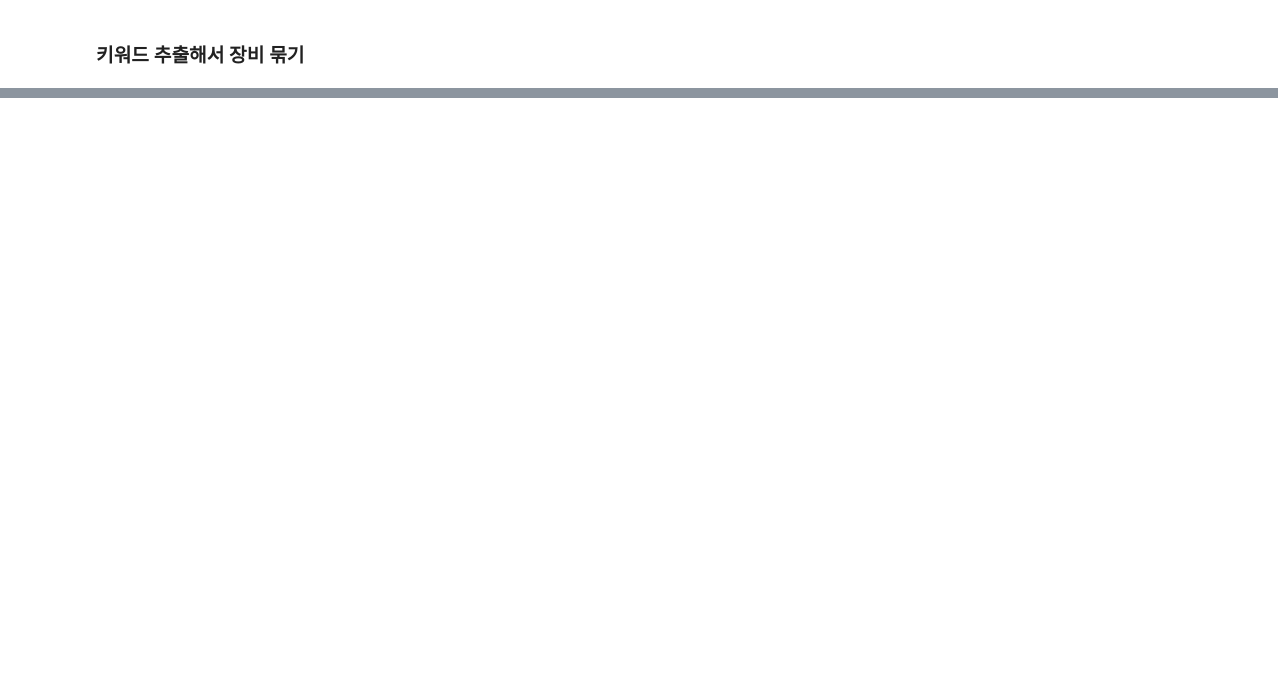
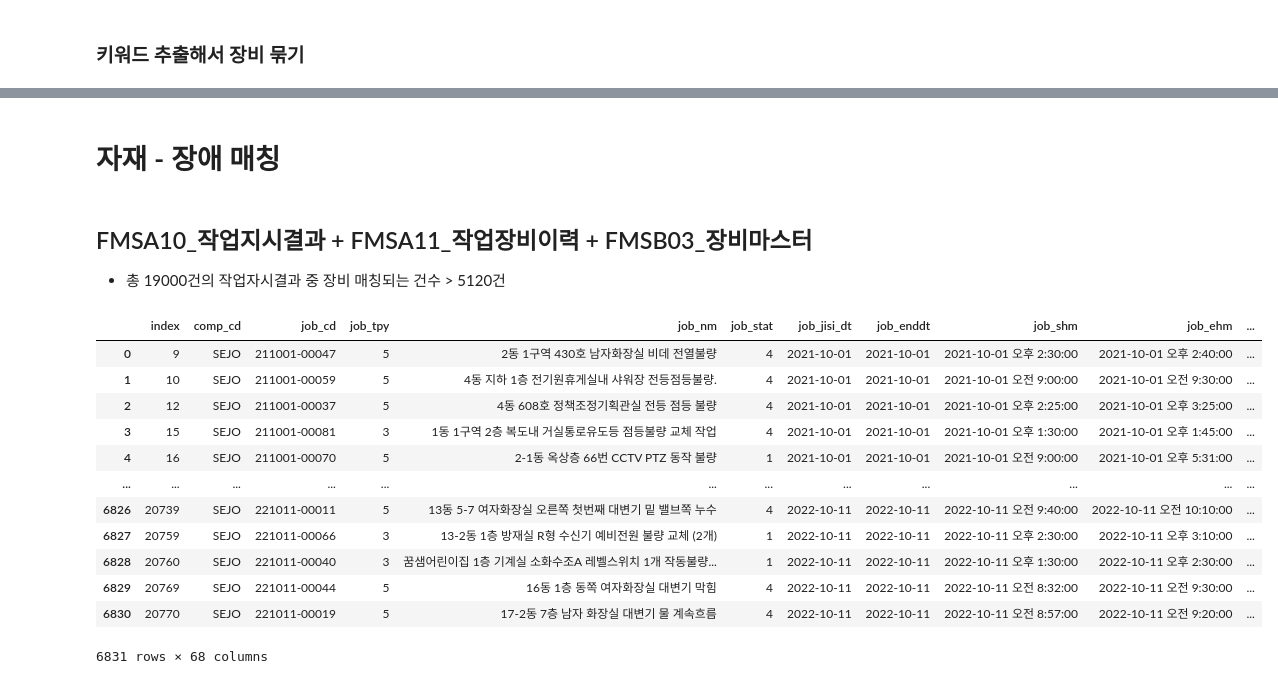
Before and after one commit to KeumHyeonJun/Governmnet_project, a Jupyter notebook: 자재/EDA.ipynb, the cells around one changed output, grey strips where cells are left out. Drawn from its saved outputs; the diff is of its cells as text; code cells hidden in the pictures; blank space fills up the shorter version.

```diff
--- a/자재/EDA.ipynb
+++ b/자재/EDA.ipynb
@@ -226,0 +336,6 @@ fac_nm_word
+# %%
+other_keyword = ['LT','AHU','NVR','CCTV','급기팬']
+for idx in range(len(equip_work2)):
+    grouping(equip_work2,idx,other_keyword)
+    if equip_work2['new_fac_nm'][idx] == 0 :
+        equip_work2['new_fac_nm'][idx] = equip_work2['fac_nm'][idx]
@@ -226,0 +410,21 @@ fac_nm_word
+# %% [markdown]
+# 자재 - 장애 매칭
+# %% [markdown]
+## FMSA10_작업지시결과 + FMSA11_작업장비이력 + FMSB03_장비마스터
+* 총 19000건의 작업자시결과 중 장비 매칭되는 건수 > 5120건
+# %%
+equip_work2
+# %% [output]
+|  | index | comp_cd | job_cd | job_tpy | job_nm | job_stat | job_jisi_dt | job_enddt | job_shm | job_ehm | ... |
+| 0 | 9 | SEJO | 211001-00047 | 5 | 2동 1구역 430호 남자화장실 비데 전열불량 | 4 | 2021-10-01 | 2021-10-01 | 2021-10-01 오후 2:30:00 | 2021-10-01 오후 2:40:00 | ... |
+| 1 | 10 | SEJO | 211001-00059 | 5 | 4동 지하 1층 전기원휴게실내 샤워장 전등점등불량. | 4 | 2021-10-01 | 2021-10-01 | 2021-10-01 오전 9:00:00 | 2021-10-01 오전 9:30:00 | ... |
+| 2 | 12 | SEJO | 211001-00037 | 5 | 4동 608호 정책조정기획관실 전등 점등 불량 | 4 | 2021-10-01 | 2021-10-01 | 2021-10-01 오후 2:25:00 | 2021-10-01 오후 3:25:00 | ... |
+| 3 | 15 | SEJO | 211001-00081 | 3 | 1동 1구역 2층 복도내 거실통로유도등 점등불량 교체 작업 | 4 | 2021-10-01 | 2021-10-01 | 2021-10-01 오후 1:30:00 | 2021-10-01 오후 1:45:00 | ... |
+| 4 | 16 | SEJO | 211001-00070 | 5 | 2-1동 옥상층 66번 CCTV PTZ 동작 불량 | 1 | 2021-10-01 | 2021-10-01 | 2021-10-01 오전 9:00:00 | 2021-10-01 오후 5:31:00 | ... |
+| ... | ... | ... | ... | ... | ... | ... | ... | ... | ... | ... | ... |
+| 6826 | 20739 | SEJO | 221011-00011 | 5 | 13동 5-7 여자화장실 오른쪽 첫번째 대변기 밑 밸브쪽 누수 | 4 | 2022-10-11 | 2022-10-11 | 2022-10-11 오전 9:40:00 | 2022-10-11 오전 10:10:00 | ... |
+| 6827 | 20759 | SEJO | 221011-00066 | 3 | 13-2동 1층 방재실 R형 수신기 예비전원 불량 교체 (2개) | 1 | 2022-10-11 | 2022-10-11 | 2022-10-11 오후 2:30:00 | 2022-10-11 오후 3:10:00 | ... |
+| 6828 | 20760 | SEJO | 221011-00040 | 3 | 꿈샘어린이집 1층 기계실 소화수조A 레벨스위치 1개 작동불량... | 1 | 2022-10-11 | 2022-10-11 | 2022-10-11 오후 1:30:00 | 2022-10-11 오후 2:30:00 | ... |
+| 6829 | 20769 | SEJO | 221011-00044 | 5 | 16동 1층 동쪽 여자화장실 대변기 막힘 | 4 | 2022-10-11 | 2022-10-11 | 2022-10-11 오전 8:32:00 | 2022-10-11 오전 9:30:00 | ... |
+| 6830 | 20770 | SEJO | 221011-00019 | 5 | 17-2동 7층 남자 화장실 대변기 물 계속흐름 | 4 | 2022-10-11 | 2022-10-11 | 2022-10-11 오전 8:57:00 | 2022-10-11 오전 9:20:00 | ... |
+6831 rows × 68 columns
```
Also changed, not shown: parts of 45 cells of this notebook, 3 other files.
